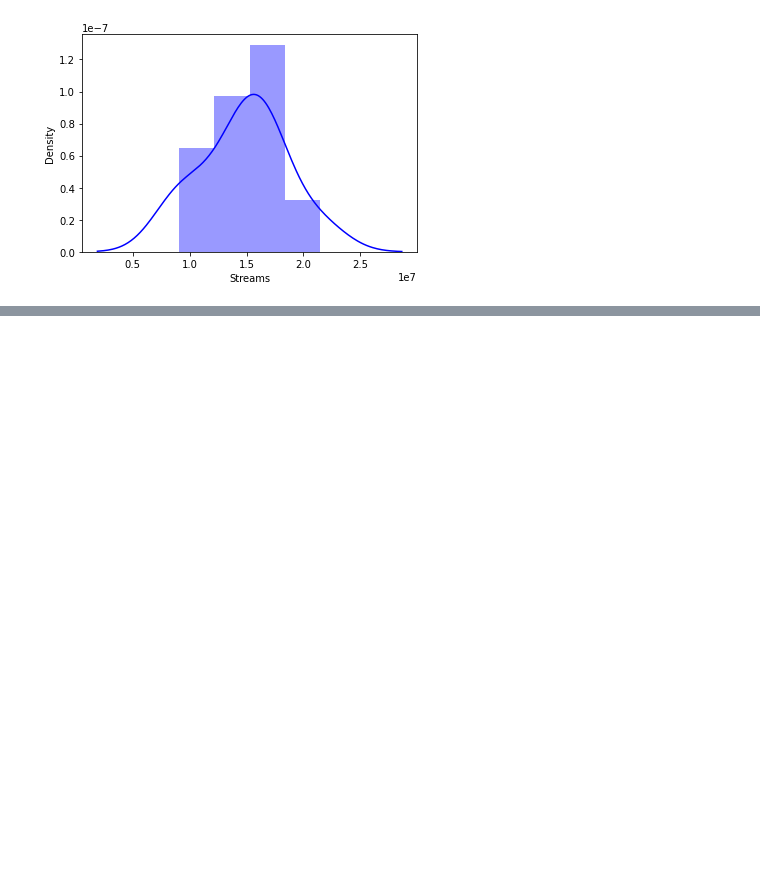
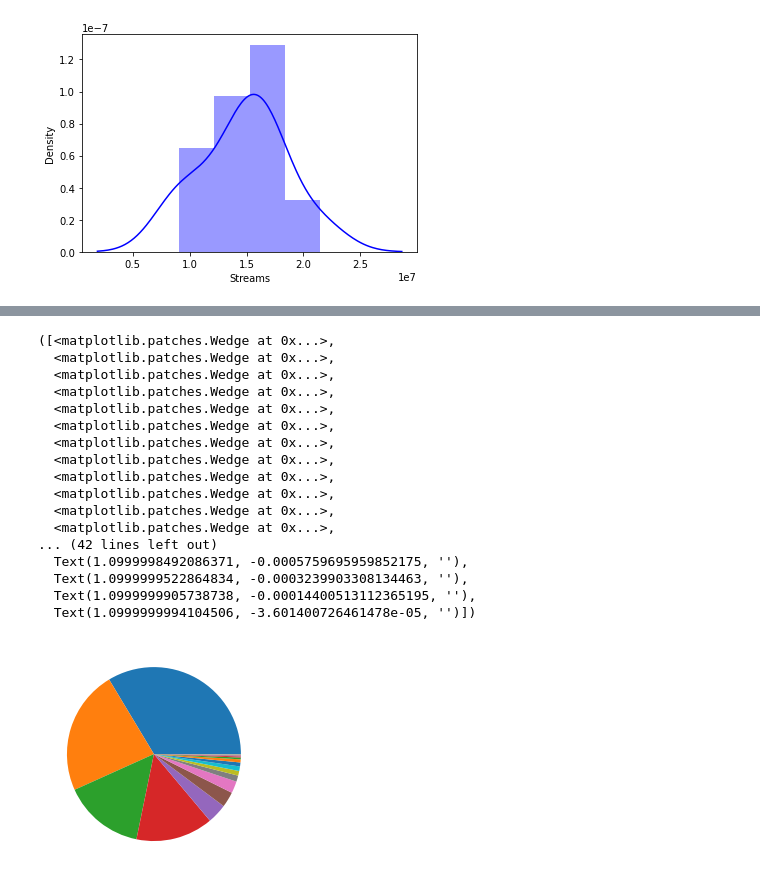
Before and after one commit to NSS-Data-Analytics-Cohort-6/mlc-project-count-dracula, a Jupyter notebook: notebooks/MLC_Phil.ipynb, the cells around one changed output, grey strips where cells are left out. Cells and saved outputs as stored; diff of their text form; code cells hidden in the pictures; blank space fills up the shorter version.

```diff
--- a/notebooks/MLC_Phil.ipynb
+++ b/notebooks/MLC_Phil.ipynb
@@ -441,0 +436,21 @@ plt.show()
+# %%
+plt.pie(music_df['Platform'].value_counts())
+# %% [output]
+([<matplotlib.patches.Wedge at 0x...>,
+  <matplotlib.patches.Wedge at 0x...>,
+  <matplotlib.patches.Wedge at 0x...>,
+  <matplotlib.patches.Wedge at 0x...>,
+  <matplotlib.patches.Wedge at 0x...>,
+  <matplotlib.patches.Wedge at 0x...>,
+  <matplotlib.patches.Wedge at 0x...>,
+  <matplotlib.patches.Wedge at 0x...>,
+  <matplotlib.patches.Wedge at 0x...>,
+  <matplotlib.patches.Wedge at 0x...>,
+  <matplotlib.patches.Wedge at 0x...>,
+  <matplotlib.patches.Wedge at 0x...>,
+... (42 lines left out)
+  Text(1.0999998492086371, -0.0005759695959852175, ''),
+  Text(1.0999999522864834, -0.0003239903308134463, ''),
+  Text(1.0999999905738738, -0.00014400513112365195, ''),
+  Text(1.0999999994104506, -3.601400726461478e-05, '')])
+[figure, added]
```
Also changed, not shown: parts of 31 cells of this notebook.
